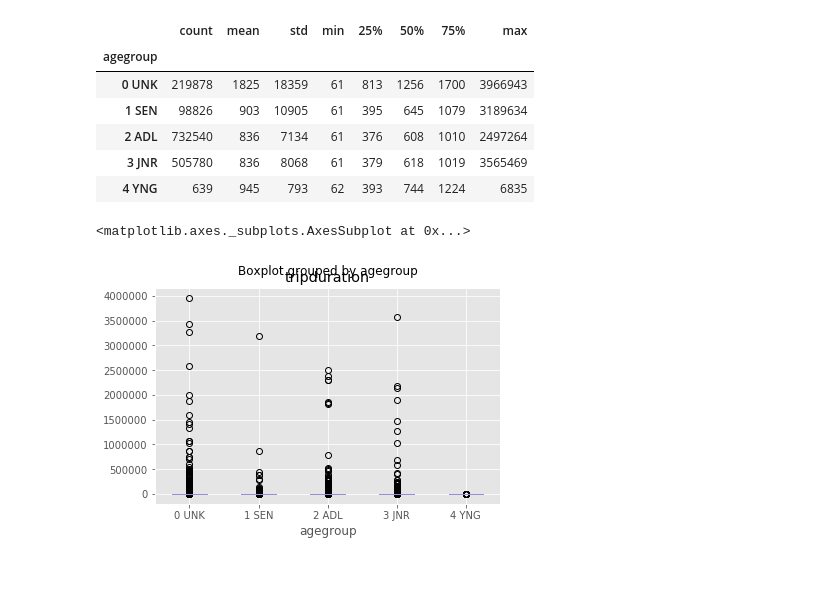
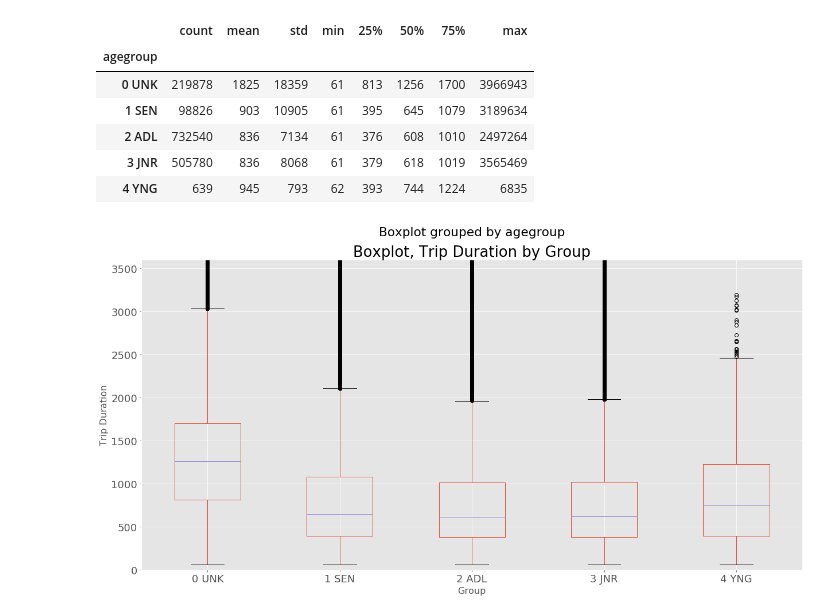
Before and after one commit to advanit/sb-submit, a Jupyter notebook: story.ipynb, the cells around one changed output. Saved outputs shown, nothing was run; the diff lists cells and outputs as text; code cells hidden in the pictures; blank space fills up the shorter version.

```diff
--- a/story.ipynb
+++ b/story.ipynb
@@ -365,8 +415,13 @@ duration_by_group.describe()
 | 2 ADL | 732540 | 836 | 7134 | 61 | 376 | 608 | 1010 | 2497264 |
 | 3 JNR | 505780 | 836 | 8068 | 61 | 379 | 618 | 1019 | 3565469 |
 | 4 YNG | 639 | 945 | 793 | 62 | 393 | 744 | 1224 | 6835 |
-# %%
-sample.boxplot(column='tripduration',by='agegroup')
-# %% [output]
-<matplotlib.axes._subplots.AxesSubplot at 0x...>
-[figure, removed]
+# %%
+bp = sample.boxplot(column='tripduration', by='agegroup', grid=True, figsize=(20,10))
+ax = plt.gca()
+ax.set_title('Boxplot, Trip Duration by Group')
+ax.set_xlabel('Group', fontsize=16)
+ax.set_ylabel('Trip Duration', fontsize=16)
+ax.set_ylim([0,3600]) # less than 1 hr
+plt.show()
+# %% [output]
+[figure, added]
```
Also changed, not shown: parts of 14 cells of this notebook.
